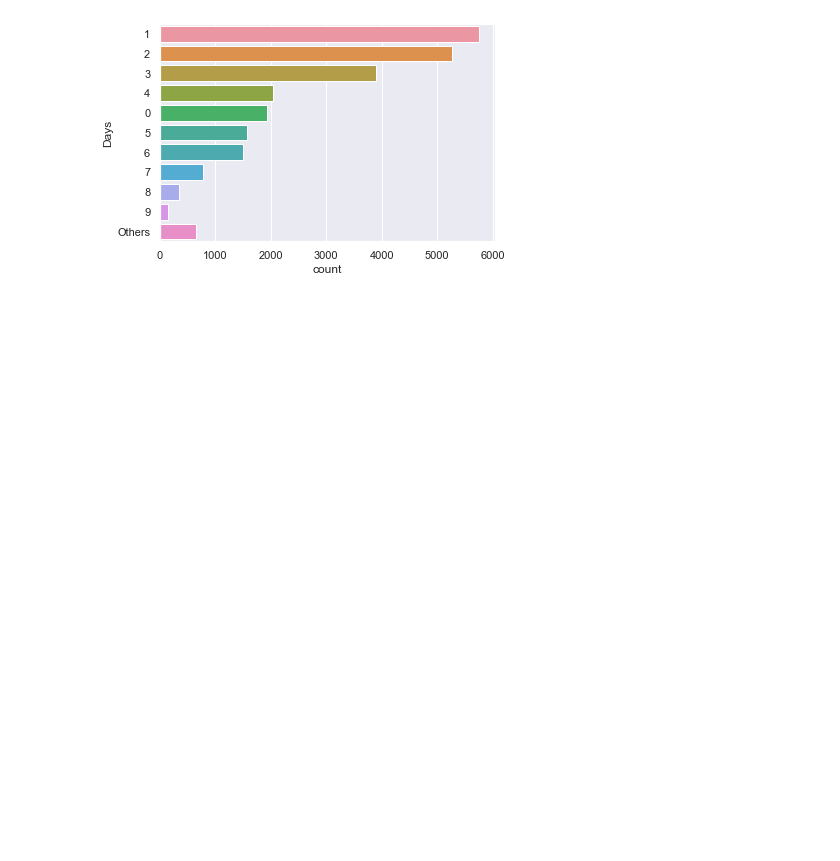
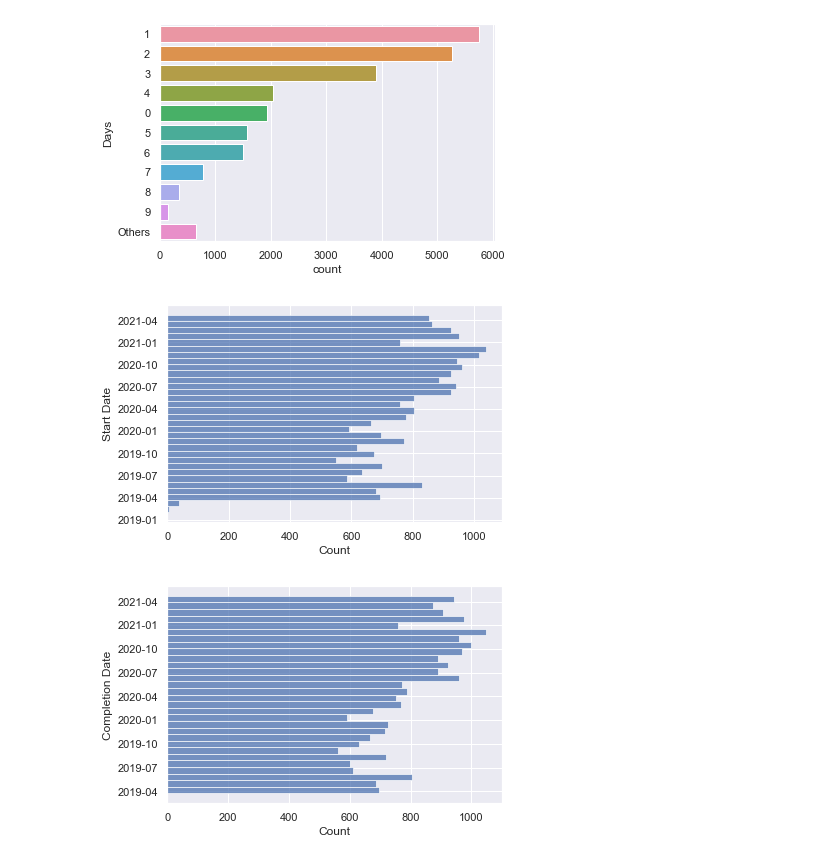
Before and after one commit to tranndt/ml-usra2021-NexusDataChallengeBison, a Jupyter notebook: [05-2021] Nexus Data Challenge/Jason's Notebook.ipynb, the cells around one changed output. Cells and saved outputs as stored; diff of their text form; code cells hidden in the pictures; blank space fills up the shorter version.

Commit message:
Added graph

```diff
--- a/[05-2021] Nexus Data Challenge/Jason's Notebook.ipynb
+++ b/[05-2021] Nexus Data Challenge/Jason's Notebook.ipynb
@@ -82,3 +75,13 @@ df = pd.DataFrame([item.days for item in df],columns=["Days"])
 bar_plot(df,"Days",10)
 # %% [output]
 [figure]
+# %%
+col = DF["Start Date"]
+sns.histplot(data=DF,y=col)
+plt.show()
+col = DF["Completion Date"]
+sns.histplot(data=DF,y=col)
+plt.show()
+# %% [output]
+[figure, added]
+[figure, added]
```
Also changed, not shown: parts of 8 cells of this notebook.
